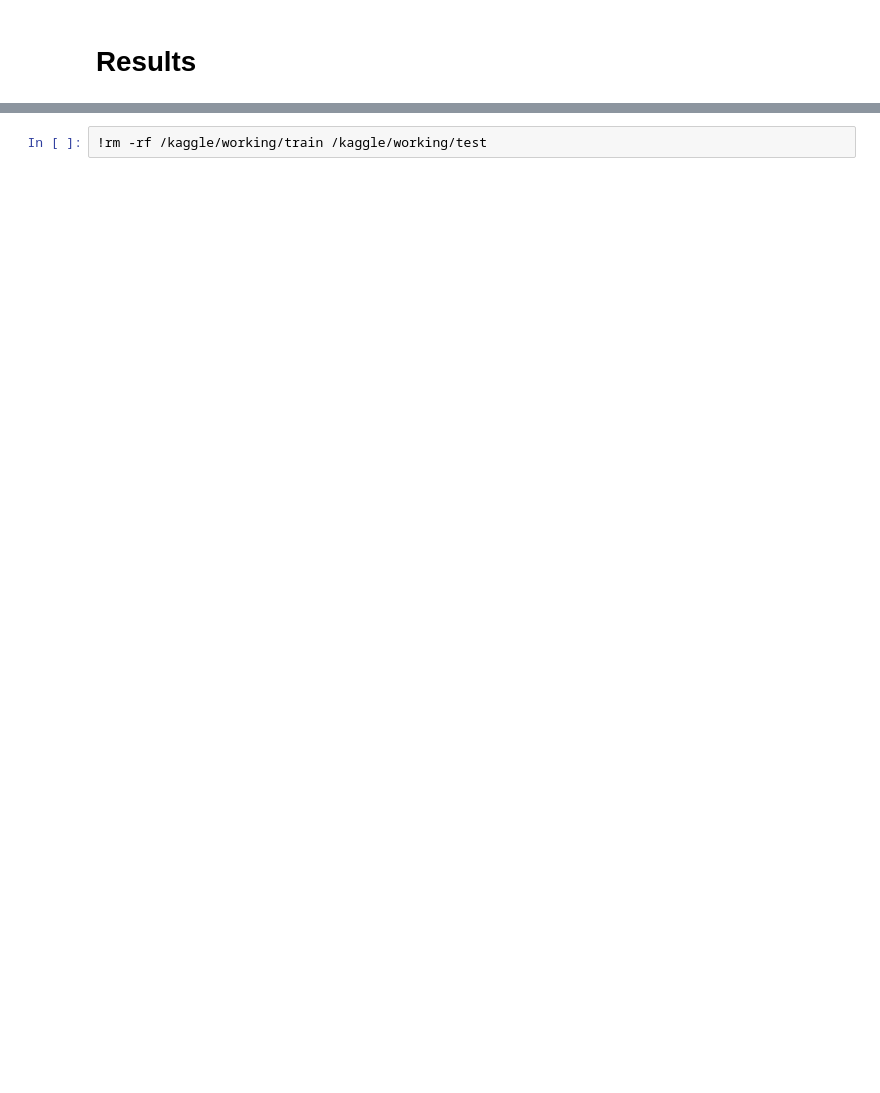
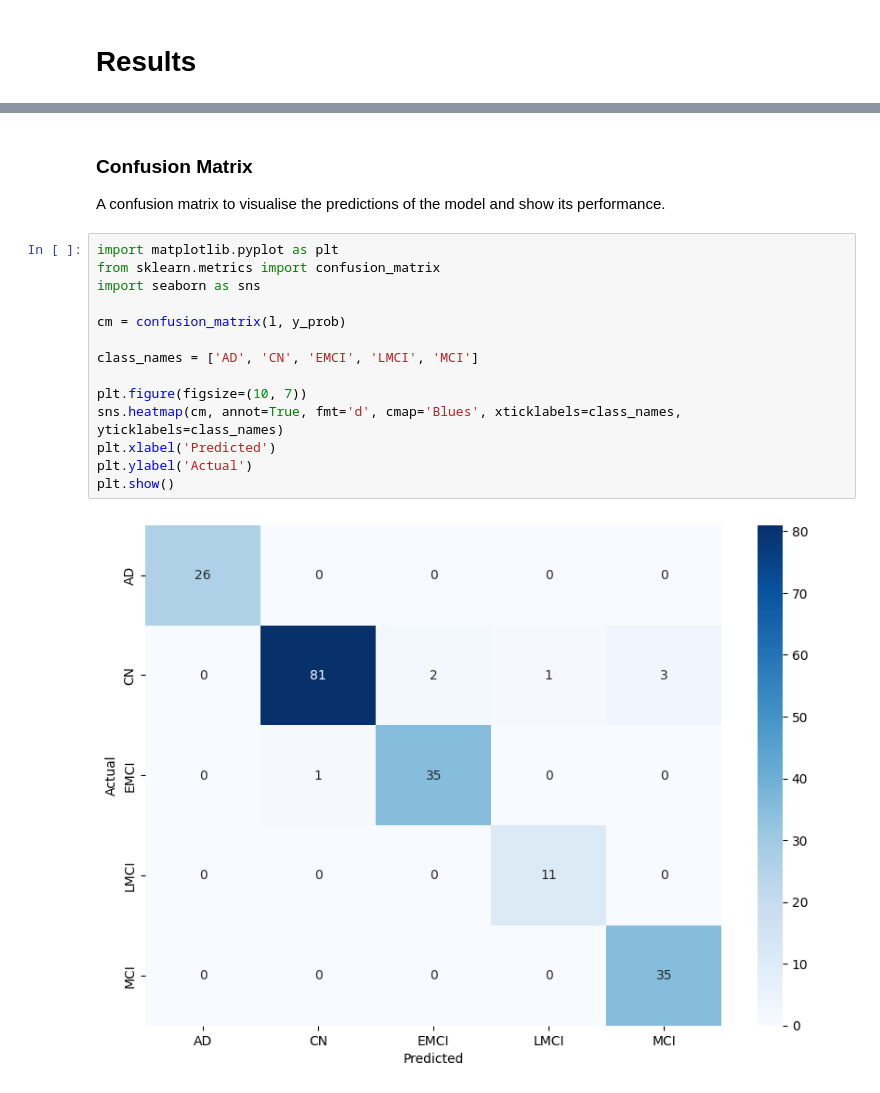
Before and after one commit to s-grade-achievers/We-R-demented, a Jupyter notebook: image-part3.ipynb, the cells around one changed output, grey strips where cells are left out. Saved outputs shown, nothing was run; the diff lists cells and outputs as text; blank space fills up the shorter version.

```diff
--- a/image-part3.ipynb
+++ b/image-part3.ipynb
@@ -478,2 +486,21 @@ W0000 00:00:1713800425.011742      74 graph_launch.cc:671] Fallback to op-by-op
-# %%
-!rm -rf /kaggle/working/train /kaggle/working/test
+# %% [markdown]
+
+### Confusion Matrix
+
+A confusion matrix to visualise the predictions of the model and show its performance.
+# %%
+import matplotlib.pyplot as plt
+from sklearn.metrics import confusion_matrix
+import seaborn as sns
+
+cm = confusion_matrix(l, y_prob)
+
+class_names = ['AD', 'CN', 'EMCI', 'LMCI', 'MCI']
+
+plt.figure(figsize=(10, 7))
+sns.heatmap(cm, annot=True, fmt='d', cmap='Blues', xticklabels=class_names, yticklabels=class_names)
+plt.xlabel('Predicted')
+plt.ylabel('Actual')
+plt.show()
+# %% [output]
+[figure, added]
```
Also changed, not shown: parts of 10 cells of this notebook.
